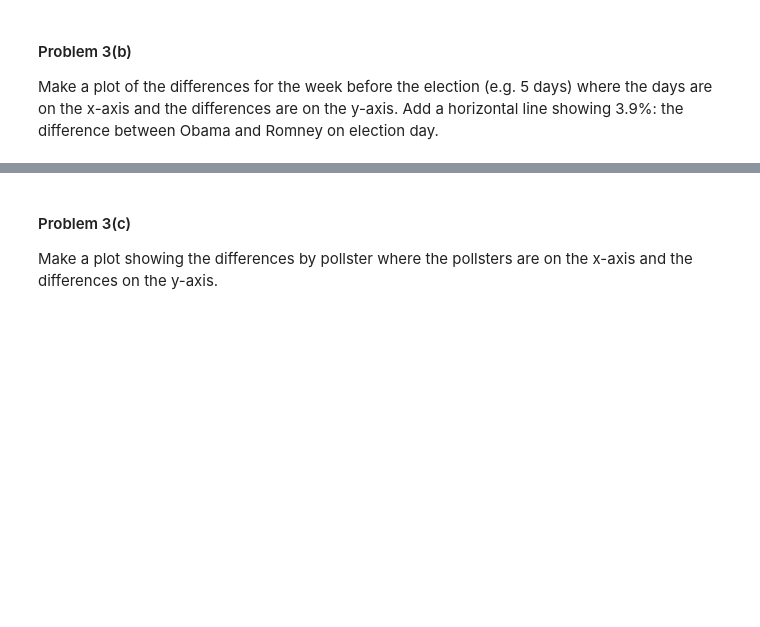
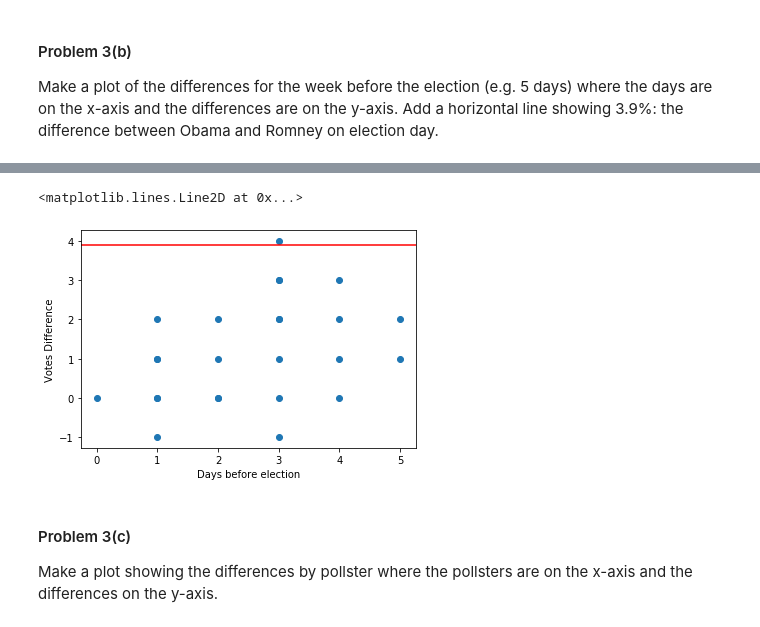
Before and after one commit to Daniel-Moreira/2015, a Jupyter notebook: HW/HW2.ipynb, the cells around one changed output, grey strips where cells are left out. Drawn from its saved outputs; the diff is of its cells as text; code cells hidden in the pictures; blank space fills up the shorter version.

```diff
--- a/HW/HW2.ipynb
+++ b/HW/HW2.ipynb
@@ -370,0 +430,3 @@ Add a new column to the `election` DataFrame containg the difference between Oba
+# %%
+election['Diff'] = election['Obama'] - election['Romney']
+election
@@ -376,0 +456,12 @@ Make a plot of the differences for the week before the election (e.g. 5 days) wh
+# %%
+last_day = pd.to_datetime(max(election["Start Date"]))
+print(last_day)
+last_days = (last_day - (pd.to_datetime(election['Start Date'].values))).days <= 5
+pd_last = election[last_days]
+
+days = (last_day - (pd.to_datetime(pd_last['Start Date'].values))).days
+plt.scatter(days, pd_last['Diff'])
+plt.xlabel('Days before election')
+plt.ylabel('Votes Difference')
+plt.axhline(y=3.9, c = "red")
+# %% [output]
@@ -377,3 +469,5 @@ Make a plot of the differences for the week before the election (e.g. 5 days) wh
+<matplotlib.lines.Line2D at 0x...>
+[figure, added]
 # %% [markdown]
 #### Problem 3(c)
 
```
Also changed, not shown: parts of 40 cells of this notebook.
